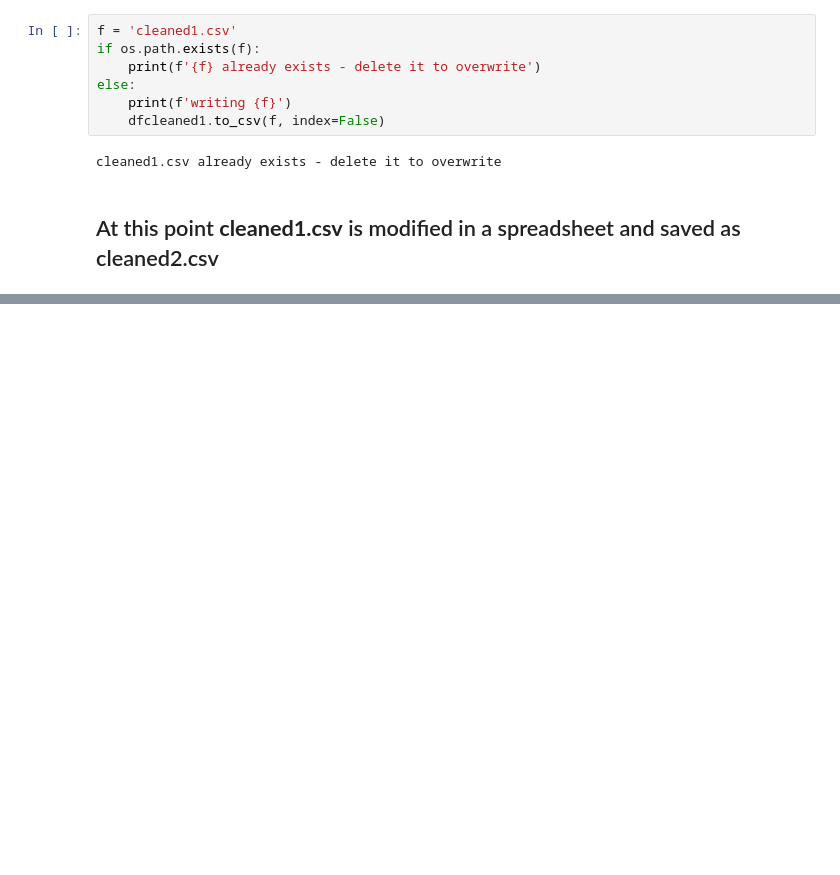
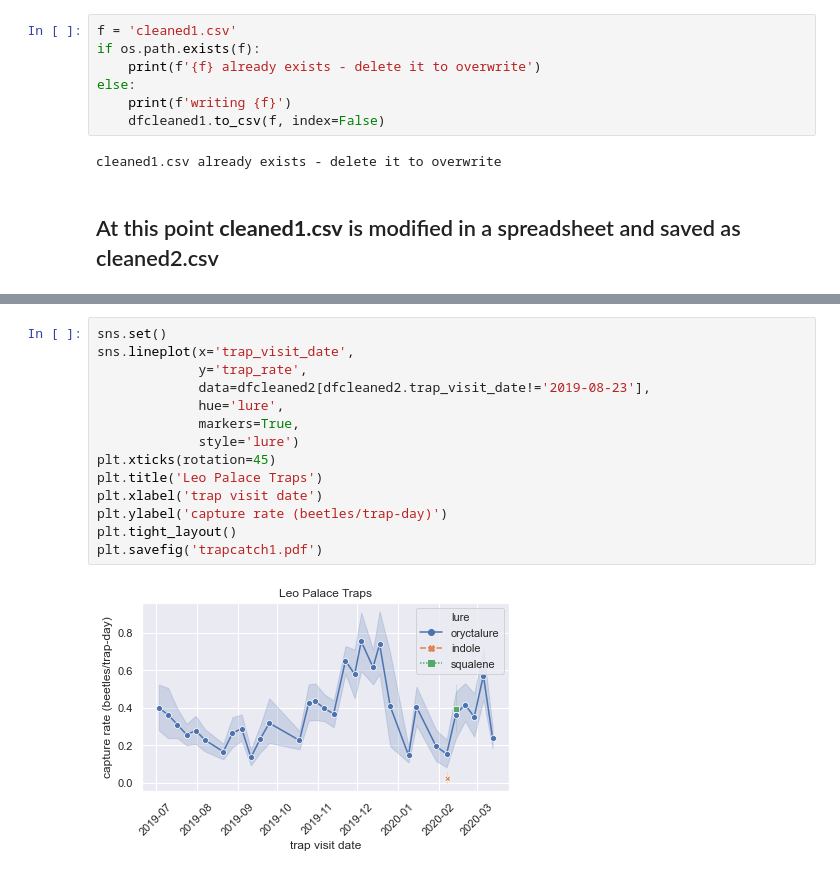
Before and after one commit to aubreymoore/Leo-Palace-Traps, a Jupyter notebook: trapcatch.ipynb, the cells around one changed output, grey strips where cells are left out. Cells and saved outputs as stored; diff of their text form; blank space fills up the shorter version.

```diff
--- a/trapcatch.ipynb
+++ b/trapcatch.ipynb
@@ -181,0 +239,16 @@ plt.savefig('trapcatch.pdf')
+# %%
+sns.set()
+sns.lineplot(x='trap_visit_date',
+             y='trap_rate',
+             data=dfcleaned2[dfcleaned2.trap_visit_date!='2019-08-23'],
+             hue='lure',
+             markers=True,
+             style='lure')
+plt.xticks(rotation=45)
+plt.title('Leo Palace Traps')
+plt.xlabel('trap visit date')
+plt.ylabel('capture rate (beetles/trap-day)')
+plt.tight_layout()
+plt.savefig('trapcatch1.pdf')
+# %% [output]
+[figure, added]
```
Also changed, not shown: parts of 8 cells of this notebook, 3 other files.
